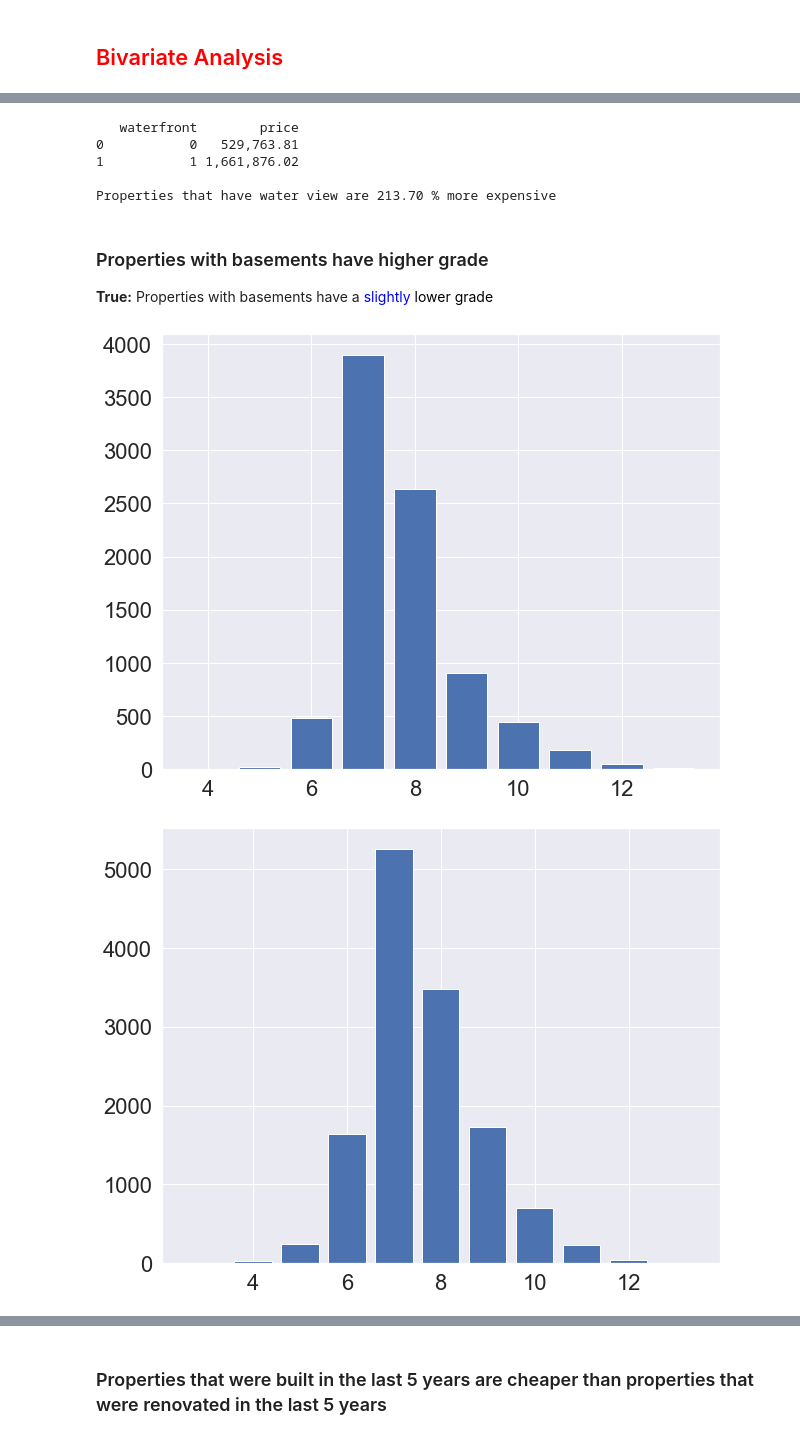
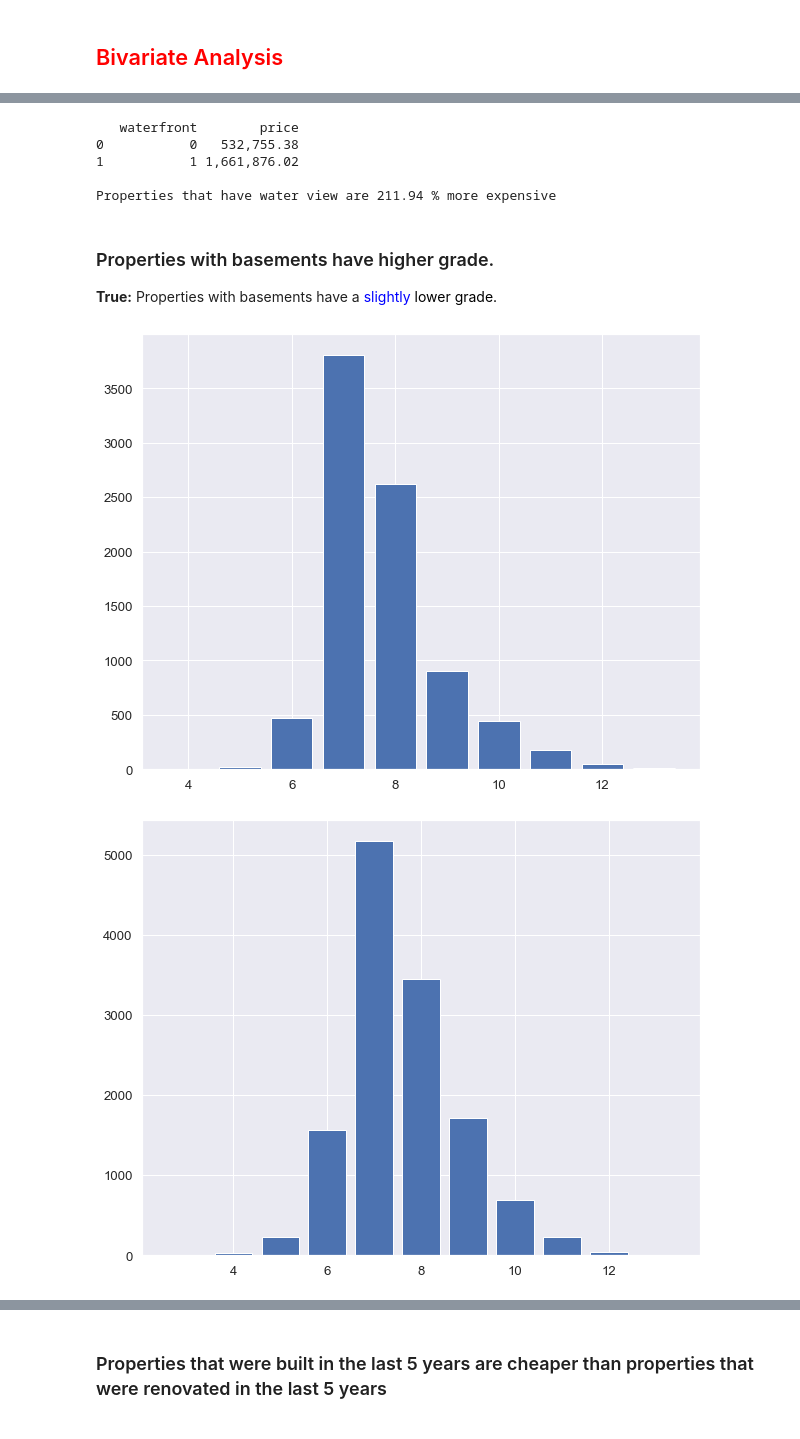
Before and after one commit to marianaborgal/P001_RealEstate_Insights, a Jupyter notebook: notebooks/P001_RealSate_Insights_v3_EDA.ipynb, the cells around one changed output, grey strips where cells are left out. Drawn from its saved outputs; the diff is of its cells as text; code cells hidden in the pictures.

```diff
--- a/notebooks/P001_RealSate_Insights_v3_EDA.ipynb
+++ b/notebooks/P001_RealSate_Insights_v3_EDA.ipynb
@@ -160,0 +171,8 @@ dtype: object
+# %%
+# sorting dataframe by date
+df1 = df1.sort_values('date', ascending=True)
+
+# deleting ids that appears first
+df1 = df1.drop_duplicates(subset='id', keep='last')
+
+print('new shape:', df1.shape)
@@ -622,6 +619,7 @@ plt.tight_layout()
 # %% [markdown]
 ### <font color ='red'>Categorical Variables
 # %%
+df41 = df4.copy()
 print(cat_df4.dtypes)
 cat_df4.head()
 # %% [output]
@@ -667,0 +717,4 @@ a.sort_values('profit', ascending=False)
+# %%
+df41['city'] = df41.apply(lambda x: 'Kent' if x['zipcode']==98032 else x['city'], axis=1)
+
+df41[df41['zipcode']==98032][['zipcode', 'city']].groupby('city').count().reset_index()
@@ -787,0 +860,2 @@ H12           True          High
+# %%
+df42=df41.copy()
@@ -806,5 +932,5 @@ H12           True          High
 # %%
-a = df4[['waterfront', 'price']].groupby('waterfront').mean().reset_index()
+a = df42[['waterfront', 'price']].groupby('waterfront').mean().reset_index()
 print(a)
 
 hasnot_waterfront = a.iloc[0,1]
@@ -814,17 +940,17 @@ percentage = abs( ((has_waterfront - hasnot_waterfront) / hasnot_waterfront)*100
 print('\nProperties that have water view are', '{:,.2f}'.format(percentage),'% more expensive')
 # %% [output]
    waterfront        price
-0           0   529,763.81
+0           0   532,755.38
 1           1 1,661,876.02
 
-Properties that have water view are 213.70 % more expensive
+Properties that have water view are 211.94 % more expensive
 # %% [markdown]
-### Properties with basements have higher grade
-**True:** Properties with basements have a <font color ='blue'> slightly <font color='black'> lower grade
+### Properties with basements have higher grade.
+**True:** Properties with basements have a <font color ='blue'> slightly <font color='black'> lower grade.
 # %%
 # properties with basement
 
-a = df4[df4['sqft_basement']!=0][['id', 'grade', 'sqft_basement']].copy()
+a = df42[df42['sqft_basement']!=0][['id', 'grade', 'sqft_basement']].copy()
 #print(a.head(), '\n')
 #print(a.shape)
 
@@ -832,19 +958,19 @@ has_basement = a[['id','grade']].groupby('grade').count().reset_index()
 plt.bar(has_basement['grade'], has_basement['id'])
 plt.rcParams['figure.figsize'] = (10,8)
 # %% [output]
-[figure, old version]
+[figure, new version]
 # %%
 # properties without basement
 
-a = df4[df4['sqft_basement']==0][['id', 'grade', 'sqft_basement']].copy()
+a = df42[df42['sqft_basement']==0][['id', 'grade', 'sqft_basement']].copy()
 #print(a.head(), '\n')
 #print(a.shape)
 
 hasnot_basement = a[['id','grade']].groupby('grade').count().reset_index()
 plt.bar(hasnot_basement['grade'], hasnot_basement['id'])
 plt.rcParams['figure.figsize'] = (10,8)
 # %% [output]
-[figure, old version]
+[figure, new version]
 # %%
 # weighted average mean
 w_avg_has = np.average(np.array(has_basement['grade']), weights=np.array(has_basement['id']))
```
Also changed, not shown: parts of 137 cells of this notebook, 1 other file.
